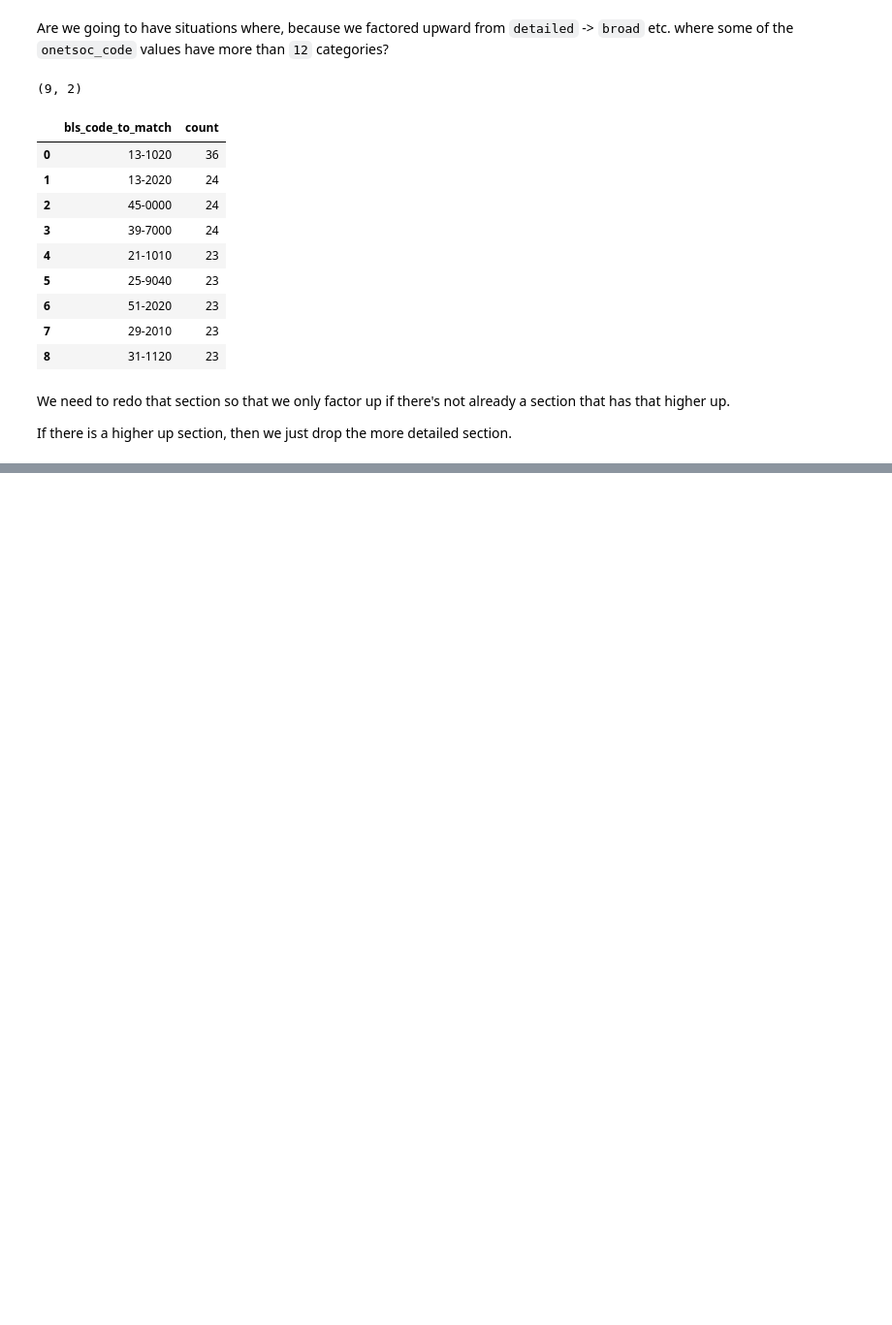
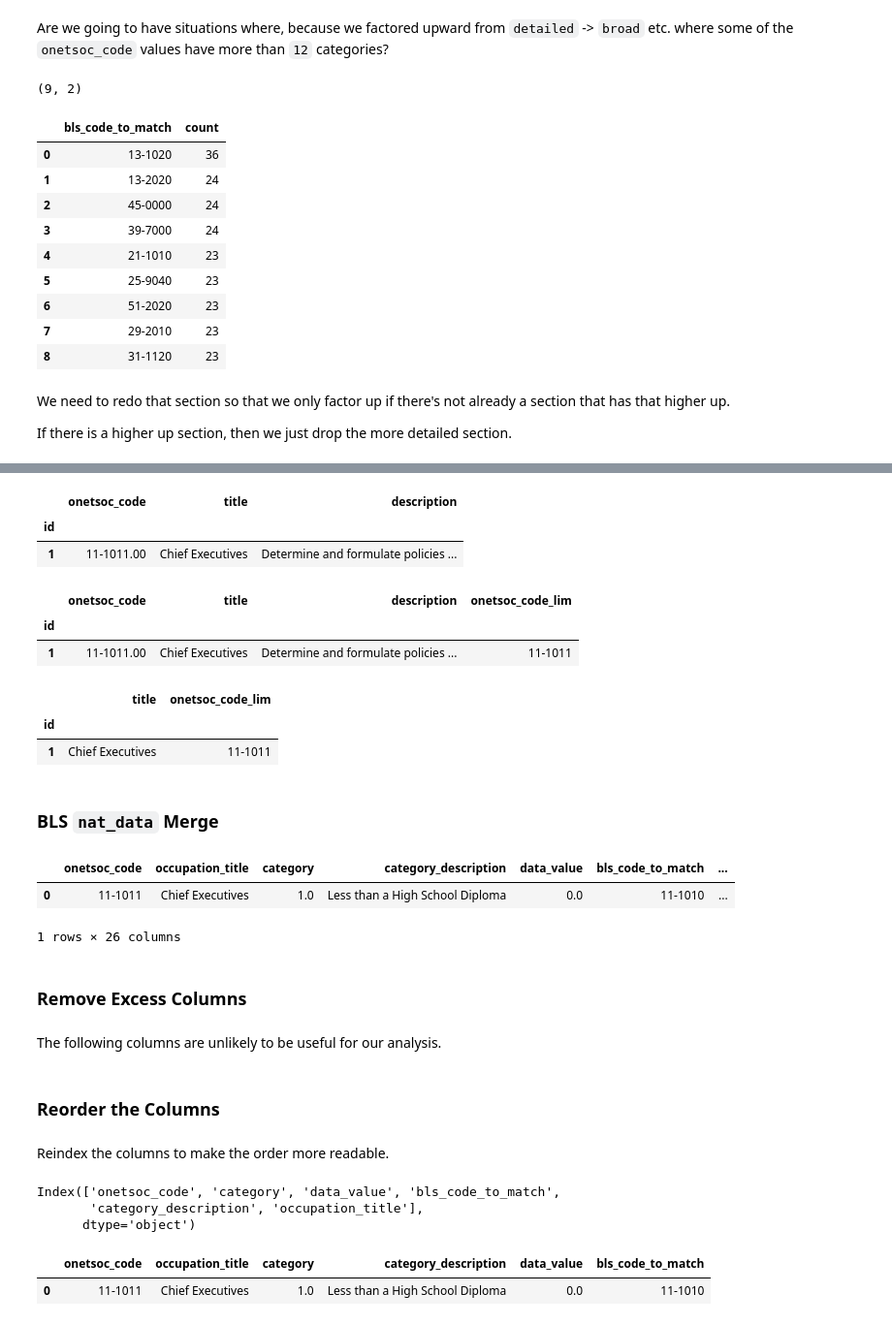
Before and after one commit to blue-santa/comparing-training-req-to-salary-exp, a Jupyter notebook: notebooks/03-exploratory-data-analysis/02-00-eda-train-reward-compare.ipynb, the cells around one changed output, grey strips where cells are left out. Shown at 97% size. Saved outputs shown, nothing was run; the diff lists cells and outputs as text; code cells hidden in the pictures; blank space fills up the shorter version.

```diff
--- a/notebooks/03-exploratory-data-analysis/02-00-eda-train-reward-compare.ipynb
+++ b/notebooks/03-exploratory-data-analysis/02-00-eda-train-reward-compare.ipynb
@@ -1543,0 +1553,6 @@ If there is a higher up section, then we just drop the more detailed section.
+# %%
+occupation_data.head(1)
+# %% [output]
+|  | onetsoc_code | title | description |
+| id |  |  |  |
+| 1 | 11-1011.00 | Chief Executives | Determine and formulate policies ... |
@@ -1543,0 +1561,32 @@ If there is a higher up section, then we just drop the more detailed section.
+# %%
+occupation_data.head(1)
+# %% [output]
+|  | onetsoc_code | title | description | onetsoc_code_lim |
+| id |  |  |  |  |
+| 1 | 11-1011.00 | Chief Executives | Determine and formulate policies ... | 11-1011 |
+# %%
+occupation_data = occupation_data.drop(columns=['description', 'onetsoc_code'])
+# %%
+occupation_data.head(1)
+# %% [output]
+|  | title | onetsoc_code_lim |
+| id |  |  |
+| 1 | Chief Executives | 11-1011 |
+# %%
+occupation_data.columns=['occupation_title', 'onetsoc_code_lim']
+# %%
+full_df = pd.merge(full_df, occupation_data, left_on='onetsoc_code', right_on='onetsoc_code_lim')
+# %% [markdown]
+### BLS `nat_data` Merge
+# %%
+full_df = pd.merge(full_df, nat_data, left_on='bls_code_to_match', right_on='occ_code')
+# %%
+full_df.head(1)
+# %% [output]
+|  | onetsoc_code | occupation_title | category | category_description | data_value | bls_code_to_match | ... |
+| 0 | 11-1011 | Chief Executives | 1.0 | Less than a High School Diploma | 0.0 | 11-1010 | ... |
+1 rows × 26 columns
+# %% [markdown]
+### Remove Excess Columns
+# %% [markdown]
+The following columns are unlikely to be useful for our analysis.
@@ -1543,0 +1596,10 @@ If there is a higher up section, then we just drop the more detailed section.
+# %% [markdown]
+### Reorder the Columns
+# %% [markdown]
+Reindex the columns to make the order more readable.
+# %%
+full_df.columns
+# %% [output]
+Index(['onetsoc_code', 'category', 'data_value', 'bls_code_to_match',
+       'category_description', 'occupation_title'],
+      dtype='object')
@@ -1543,0 +1608,5 @@ If there is a higher up section, then we just drop the more detailed section.
+# %%
+full_df.head(1)
+# %% [output]
+|  | onetsoc_code | occupation_title | category | category_description | data_value | bls_code_to_match |
+| 0 | 11-1011 | Chief Executives | 1.0 | Less than a High School Diploma | 0.0 | 11-1010 |
```
Also changed, not shown: parts of 8 cells of this notebook.
